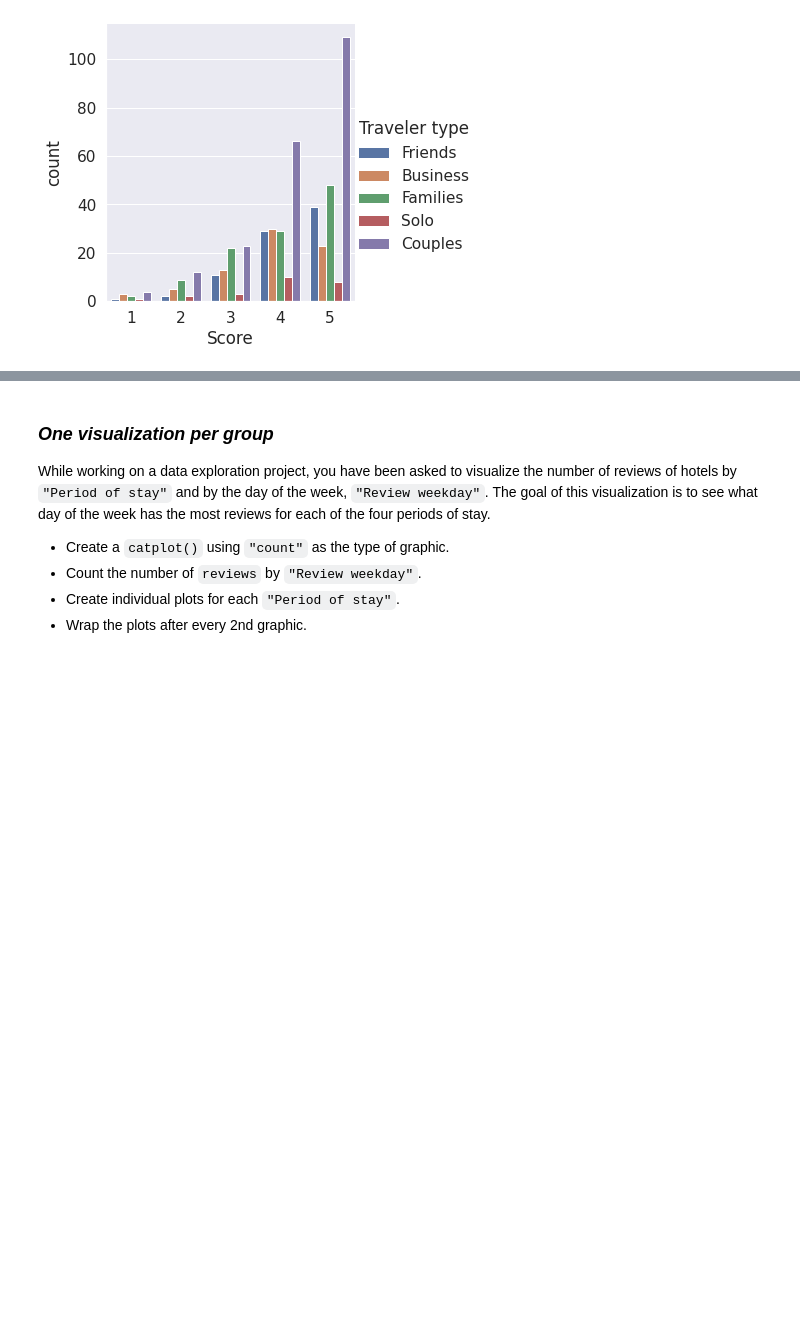
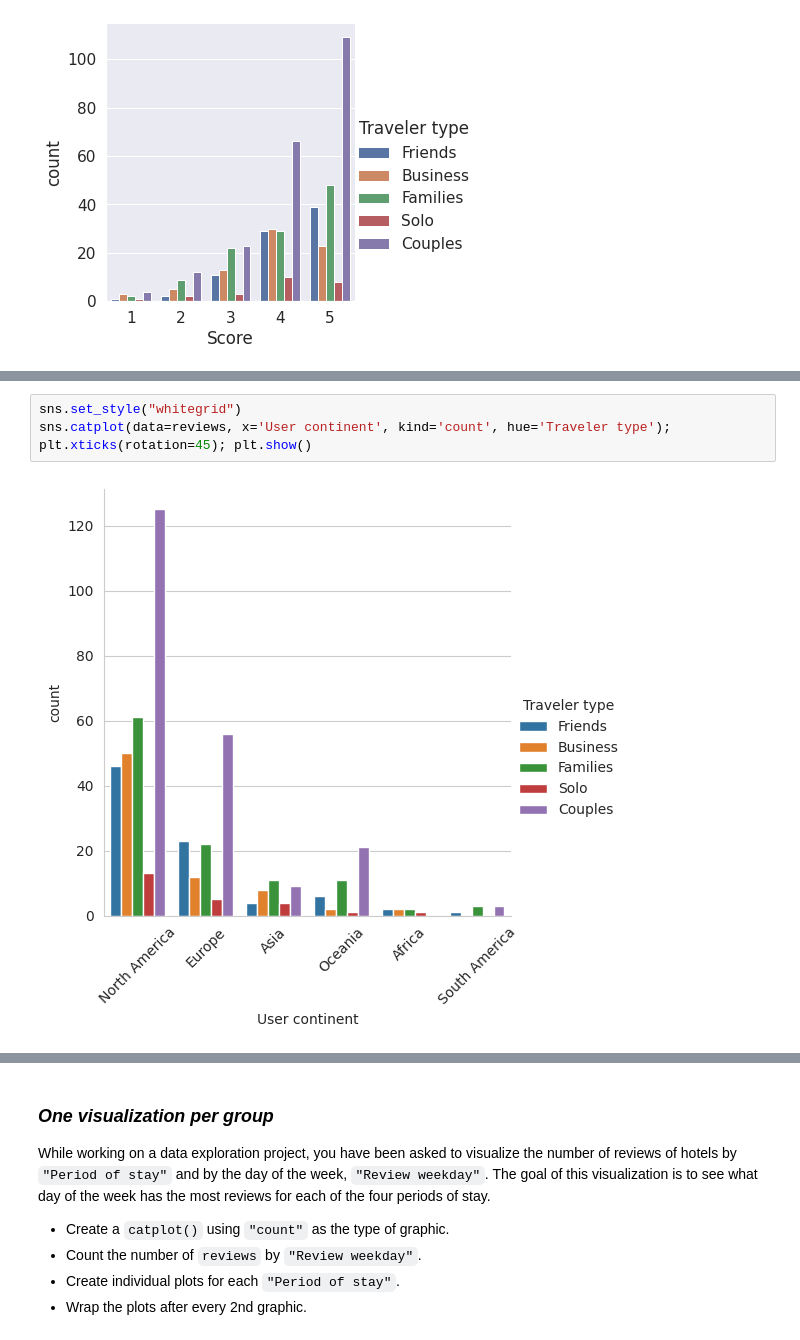
Before and after one commit to armeros/DC_DataMani_Categorical_Data, a Jupyter notebook: Categorical_Data.ipynb, the cells around one changed output, grey strips where cells are left out. Cells and saved outputs as stored; diff of their text form; blank space fills up the shorter version.

```diff
--- a/Categorical_Data.ipynb
+++ b/Categorical_Data.ipynb
@@ -1201,0 +1505,6 @@ The couples Traveler type and a score of 5 were the most common values found in
+# %%
+sns.set_style("whitegrid")
+sns.catplot(data=reviews, x='User continent', kind='count', hue='Traveler type');
+plt.xticks(rotation=45); plt.show()
+# %% [output]
+[figure, added]
```
Also changed, not shown: parts of 81 cells of this notebook.
